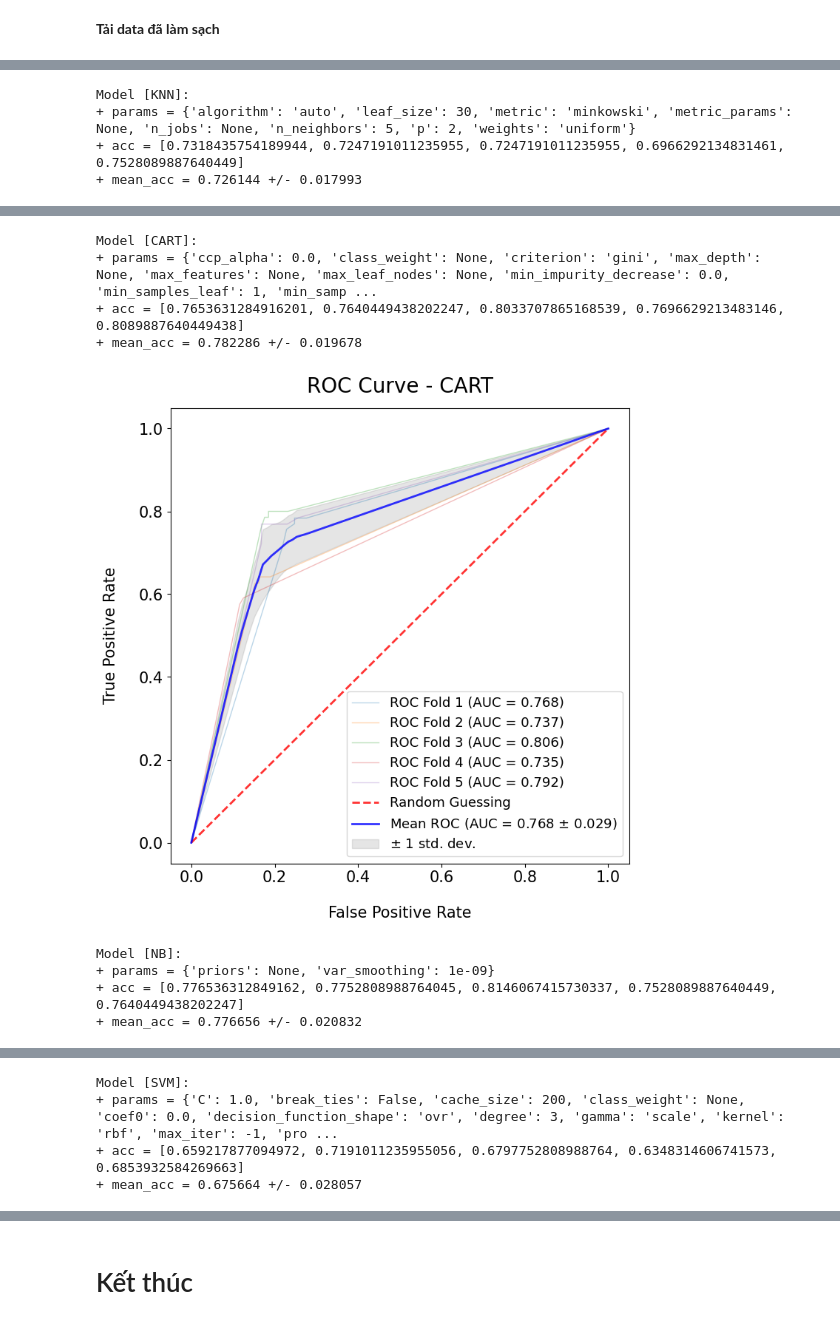
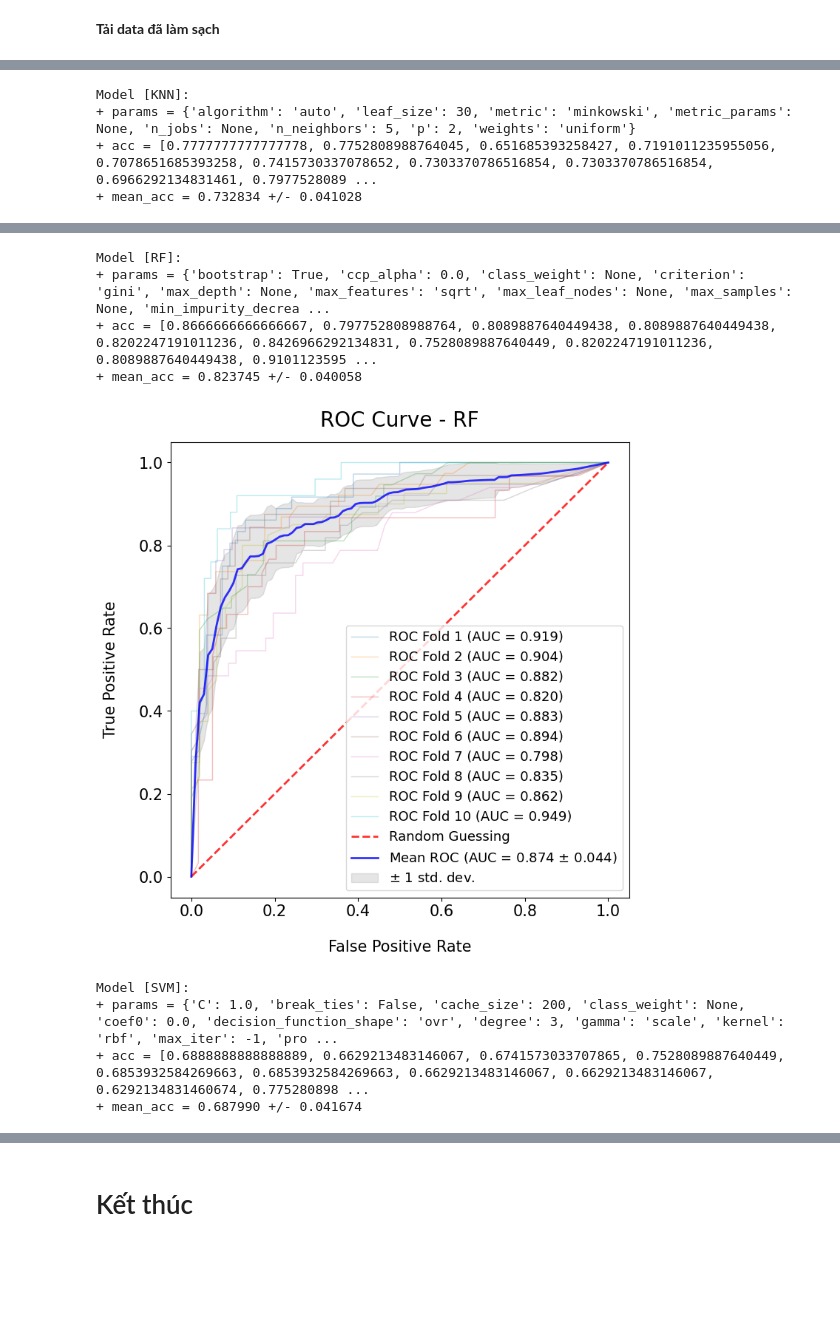
Before and after one commit to tuanphv/ML_Team, a Jupyter notebook: model/01_feature_engineering.ipynb, the cells around one changed output, grey strips where cells are left out. Cells and saved outputs as stored; diff of their text form; code cells hidden in the pictures; blank space fills up the shorter version.

```diff
--- a/model/01_feature_engineering.ipynb
+++ b/model/01_feature_engineering.ipynb
@@ -165,7 +238,7 @@ Runing ... [main_feat01]
 # %%
 df_train = pd.read_excel(f'{params_cfg["save_dir"]}/data_train.xlsx')
 
-X_train, y_train = df_train.iloc[:, :-1], df_train.iloc[:, -1].astype(int)
+X_train, y_train = df_train.drop(columns='Survived'), df_train['Survived'].astype(int)
 # %%
 print(f'X_train shape: {X_train.shape}, y_train shape: {y_train.shape}')
 print('-'*10, 'Sample data', '-'*10)
@@ -181,0 +257,19 @@ X_train shape: (891, 9), y_train shape: (891,)
+# %%
+# One-hot encoding for categorical features
+from sklearn.impute import SimpleImputer
+
+
+categorical_features = ['Embarked', 'TitleGroup']
+# Scale numerical features
+numerical_features = ['Age', 'Fare']
+# Label encoding for ordinal features
+ordinal_features = ['Sex', 'Cabin']
+
+preprocessor_pipeline = ColumnTransformer(
+    transformers=[
+        ('imp', SimpleImputer(strategy='median'), numerical_features),
+        ('num', StandardScaler(), numerical_features),
+        ('cat', OneHotEncoder(handle_unknown='ignore', drop='first', sparse_output=False), categorical_features),
+        ('ord', OrdinalEncoder(handle_unknown='use_encoded_value', unknown_value=-1), ordinal_features)
+    ], remainder='passthrough'
+)
@@ -181,0 +278,5 @@ X_train shape: (891, 9), y_train shape: (891,)
+# %%
+df_review = preprocessor_pipeline.fit_transform(X_train)
+df_review = pd.DataFrame(df_review, columns=preprocessor_pipeline.get_feature_names_out())
+print(f'After encoding and scaling, data shape: {df_review.shape}')
+df_review.head()
@@ -219,8 +328,7 @@ baseline_models = {
     'LR': LogisticRegression(random_state=params_cfg['seed']),
     'LDA': LinearDiscriminantAnalysis(),
     'KNN': KNeighborsClassifier(),
-    'CART': DecisionTreeClassifier(random_state=params_cfg['seed']),
-    'NB': GaussianNB(),
+    'RF': RandomForestClassifier(random_state=params_cfg['seed']),
     'SVM': SVC(random_state=params_cfg['seed'], probability=True),
 }
 
@@ -244,13 +352,14 @@ for model_name in baseline_models:
 
         # Lấy mô hình khởi tạo
         model_clf = sklearn.base.clone(baseline_models[model_name])
-
+        pipe = Pipeline(steps=[('preprocessor', preprocessor_pipeline),
+                               ('model', model_clf)])
         # Huấn luyện mô hình
-        model_clf.fit(X1_train, y1_train)
+        pipe.fit(X1_train, y1_train)
 
         # Lượng giá mô hình
-        y1_pred_valid = model_clf.predict(X1_valid)
-        y1_prob_valid = model_clf.predict_proba(X1_valid)[:, 1]
+        y1_pred_valid = pipe.predict(X1_valid)
+        y1_prob_valid = pipe.predict_proba(X1_valid)[:, 1]
 
         # Tính toán metrics: accuracy
         valid_acc = accuracy_score(y1_valid, y1_pred_valid)
@@ -273,7 +382,9 @@ for model_name in baseline_models:
     print()
 
     # Huấn luyện lại với trên toàn bộ dữ liệu train (re-fit all train_data)
-    baseline_models[model_name].fit(X_train, y_train)
+    pipe = Pipeline(steps=[('preprocessor', preprocessor_pipeline),
+                               ('model', baseline_models[model_name])])
+    pipe.fit(X_train, y_train)
     pass # model
 # %% [output]
 Model [LR]:
@@ -289,4 +400,4 @@ Model [LDA]:
 Model [KNN]:
 + params = {'algorithm': 'auto', 'leaf_size': 30, 'metric': 'minkowski', 'metric_params': None, 'n_jobs': None, 'n_neighbors': 5, 'p': 2, 'weights': 'uniform'}
-+ acc = [0.7318435754189944, 0.7247191011235955, 0.7247191011235955, 0.6966292134831461, 0.7528089887640449]
-+ mean_acc = 0.726144 +/- 0.017993
++ acc = [0.7777777777777778, 0.7752808988764045, 0.651685393258427, 0.7191011235955056, 0.7078651685393258, 0.7415730337078652, 0.7303370786516854, 0.7303370786516854, 0.6966292134831461, 0.7977528089 ...
++ mean_acc = 0.732834 +/- 0.041028
@@ -294,9 +405,9 @@ Model [KNN]:
-Model [CART]:
-+ params = {'ccp_alpha': 0.0, 'class_weight': None, 'criterion': 'gini', 'max_depth': None, 'max_features': None, 'max_leaf_nodes': None, 'min_impurity_decrease': 0.0, 'min_samples_leaf': 1, 'min_samp ...
-+ acc = [0.7653631284916201, 0.7640449438202247, 0.8033707865168539, 0.7696629213483146, 0.8089887640449438]
-+ mean_acc = 0.782286 +/- 0.019678
+Model [RF]:
++ params = {'bootstrap': True, 'ccp_alpha': 0.0, 'class_weight': None, 'criterion': 'gini', 'max_depth': None, 'max_features': 'sqrt', 'max_leaf_nodes': None, 'max_samples': None, 'min_impurity_decrea ...
++ acc = [0.8666666666666667, 0.797752808988764, 0.8089887640449438, 0.8089887640449438, 0.8202247191011236, 0.8426966292134831, 0.7528089887640449, 0.8202247191011236, 0.8089887640449438, 0.9101123595 ...
++ mean_acc = 0.823745 +/- 0.040058
-[figure, old version]
+[figure, new version]
-Model [NB]:
-+ params = {'priors': None, 'var_smoothing': 1e-09}
-+ acc = [0.776536312849162, 0.7752808988764045, 0.8146067415730337, 0.7528089887640449, 0.7640449438202247]
-+ mean_acc = 0.776656 +/- 0.020832
+Model [SVM]:
++ params = {'C': 1.0, 'break_ties': False, 'cache_size': 200, 'class_weight': None, 'coef0': 0.0, 'decision_function_shape': 'ovr', 'degree': 3, 'gamma': 'scale', 'kernel': 'rbf', 'max_iter': -1, 'pro ...
++ acc = [0.6888888888888889, 0.6629213483146067, 0.6741573033707865, 0.7528089887640449, 0.6853932584269663, 0.6853932584269663, 0.6629213483146067, 0.6629213483146067, 0.6292134831460674, 0.775280898 ...
++ mean_acc = 0.687990 +/- 0.041674
@@ -304,4 +414,0 @@ Model [NB]:
-Model [SVM]:
-+ params = {'C': 1.0, 'break_ties': False, 'cache_size': 200, 'class_weight': None, 'coef0': 0.0, 'decision_function_shape': 'ovr', 'degree': 3, 'gamma': 'scale', 'kernel': 'rbf', 'max_iter': -1, 'pro ...
-+ acc = [0.659217877094972, 0.7191011235955056, 0.6797752808988764, 0.6348314606741573, 0.6853932584269663]
-+ mean_acc = 0.675664 +/- 0.028057
```
Also changed, not shown: parts of 19 cells of this notebook, 8 other files.
